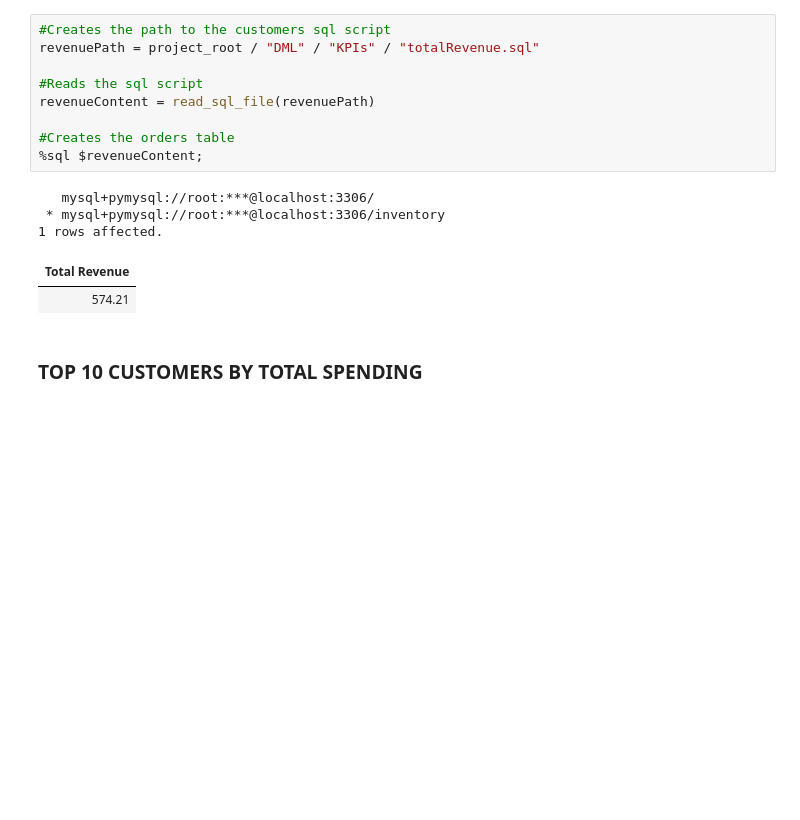
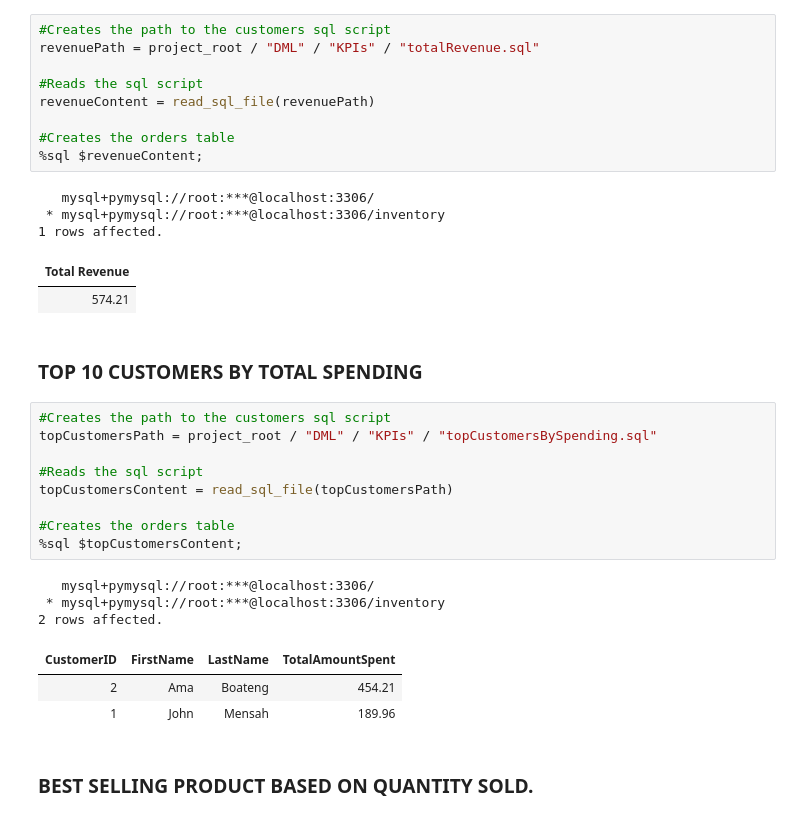
Before and after one commit to PercyAyimbilaNsolemna/Inventory_And_Order_Management_System, a Jupyter notebook: Notebooks/inventoryManagementSystem.ipynb, the cells around one changed output. Cells and saved outputs as stored; diff of their text form; blank space fills up the shorter version.

```diff
--- a/Notebooks/inventoryManagementSystem.ipynb
+++ b/Notebooks/inventoryManagementSystem.ipynb
@@ -458,3 +458,21 @@ revenueContent = read_sql_file(revenuePath)
 | 574.21 |
 # %% [markdown]
 ### **TOP 10 CUSTOMERS BY TOTAL SPENDING**
+# %%
+#Creates the path to the customers sql script
+topCustomersPath = project_root / "DML" / "KPIs" / "topCustomersBySpending.sql"
+
+#Reads the sql script
+topCustomersContent = read_sql_file(topCustomersPath)
+
+#Creates the orders table
+%sql $topCustomersContent;
+# %% [output]
+   mysql+pymysql://root:***@localhost:3306/
+ * mysql+pymysql://root:***@localhost:3306/inventory
+2 rows affected.
+| CustomerID | FirstName | LastName | TotalAmountSpent |
+| 2 | Ama | Boateng | 454.21 |
+| 1 | John | Mensah | 189.96 |
+# %% [markdown]
+### **BEST SELLING PRODUCT BASED ON QUANTITY SOLD.**
```
Also changed, not shown: 1 other file.
